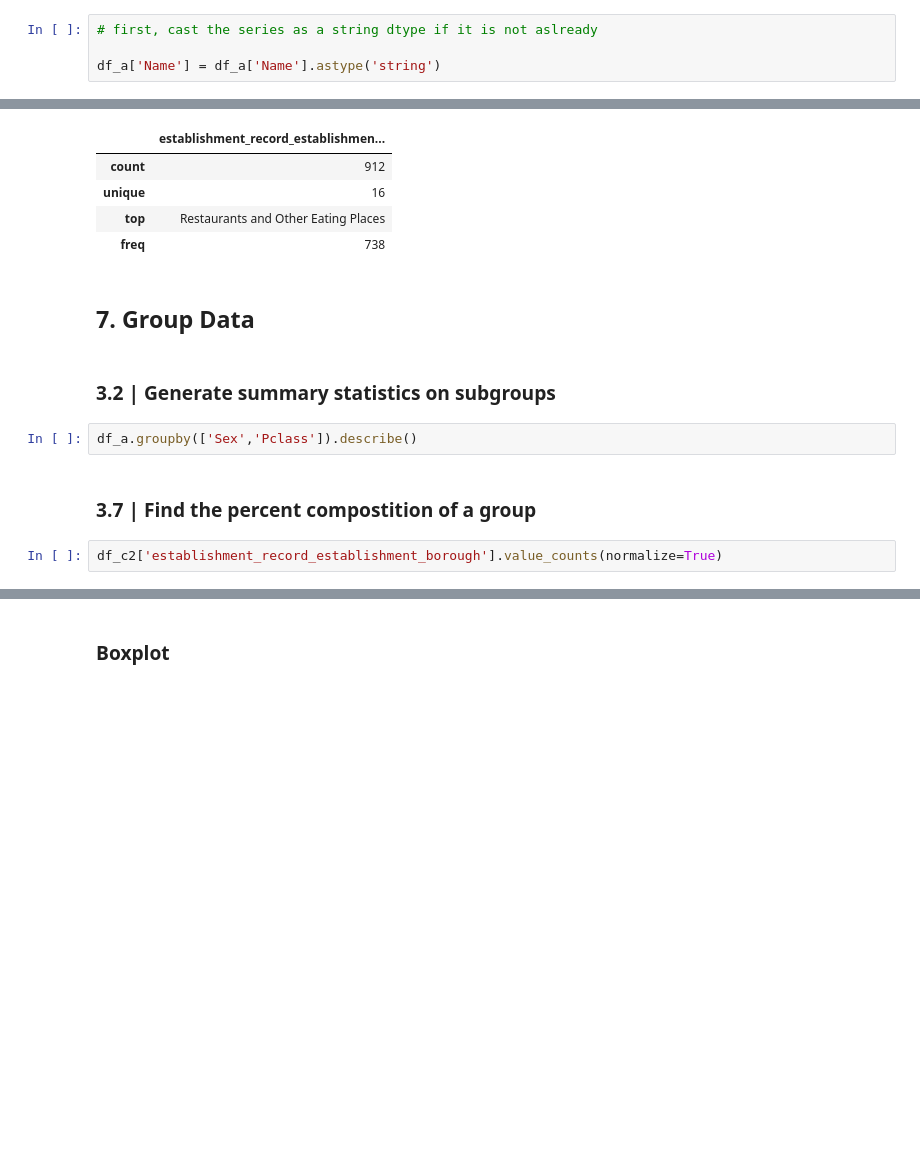
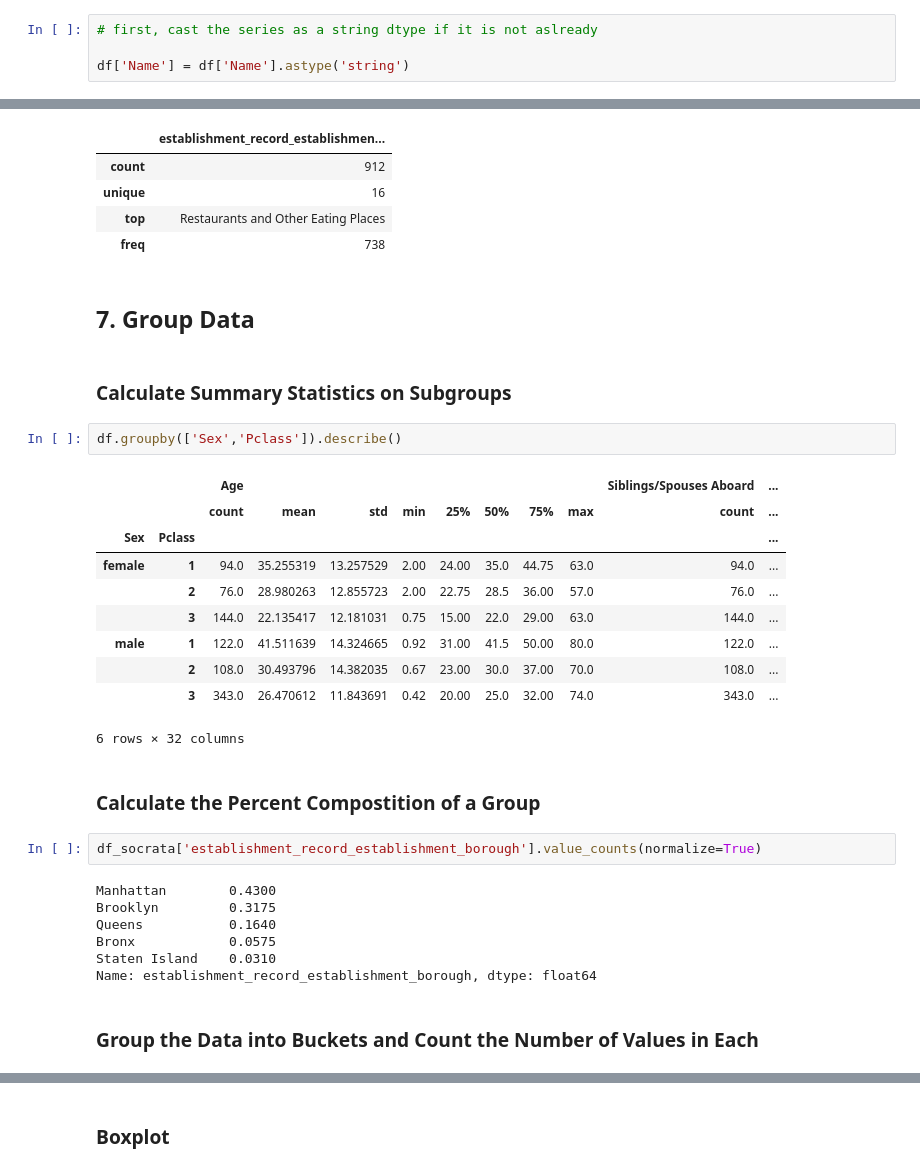
Before and after one commit to davidwhitemsm/cookbooks, a Jupyter notebook: exploratory_data_analysis_with_python_cookbook.ipynb, the cells around one changed output, grey strips where cells are left out. Cells and saved outputs as stored; diff of their text form; blank space fills up the shorter version.

Commit message:
edited groupby operations

```diff
--- a/exploratory_data_analysis_with_python_cookbook.ipynb
+++ b/exploratory_data_analysis_with_python_cookbook.ipynb
@@ -313,5 +355,5 @@ df_c[bridge_and_tunnel]
 # %%
 # first, cast the series as a string dtype if it is not aslready
 
-df_a['Name'] = df_a['Name'].astype('string')
+df['Name'] = df['Name'].astype('string')
 # %%
@@ -462,13 +551,33 @@ df_socrata.describe(include=['category'])
 | unique | 16 |
 | top | Restaurants and Other Eating Places |
 | freq | 738 |
-# %% [markdown]
-## 7. Group Data
+# %% [markdown]
+## 7. Group Data
 # %% [markdown]
-### 3.2 | Generate summary statistics on subgroups
+### Calculate Summary Statistics on Subgroups
 # %%
-df_a.groupby(['Sex','Pclass']).describe()
+df.groupby(['Sex','Pclass']).describe()
+# %% [output]
+|  |  | Age |  |  |  |  |  |  |  | Siblings/Spouses Aboard | ... |
+|  |  | count | mean | std | min | 25% | 50% | 75% | max | count | ... |
+| Sex | Pclass |  |  |  |  |  |  |  |  |  | ... |
+| female | 1 | 94.0 | 35.255319 | 13.257529 | 2.00 | 24.00 | 35.0 | 44.75 | 63.0 | 94.0 | ... |
+|  | 2 | 76.0 | 28.980263 | 12.855723 | 2.00 | 22.75 | 28.5 | 36.00 | 57.0 | 76.0 | ... |
+|  | 3 | 144.0 | 22.135417 | 12.181031 | 0.75 | 15.00 | 22.0 | 29.00 | 63.0 | 144.0 | ... |
+| male | 1 | 122.0 | 41.511639 | 14.324665 | 0.92 | 31.00 | 41.5 | 50.00 | 80.0 | 122.0 | ... |
+|  | 2 | 108.0 | 30.493796 | 14.382035 | 0.67 | 23.00 | 30.0 | 37.00 | 70.0 | 108.0 | ... |
+|  | 3 | 343.0 | 26.470612 | 11.843691 | 0.42 | 20.00 | 25.0 | 32.00 | 74.0 | 343.0 | ... |
+6 rows × 32 columns
 # %% [markdown]
-### 3.7 | Find the percent compostition of a group
+### Calculate the Percent Compostition of a Group
 # %%
-df_c2['establishment_record_establishment_borough'].value_counts(normalize=True)
+df_socrata['establishment_record_establishment_borough'].value_counts(normalize=True)
+# %% [output]
+Manhattan        0.4300
+Brooklyn         0.3175
+Queens           0.1640
+Bronx            0.0575
+Staten Island    0.0310
+Name: establishment_record_establishment_borough, dtype: float64
+# %% [markdown]
+### Group the Data into Buckets and Count the Number of Values in Each
```
Also changed, not shown: parts of 139 cells of this notebook.
